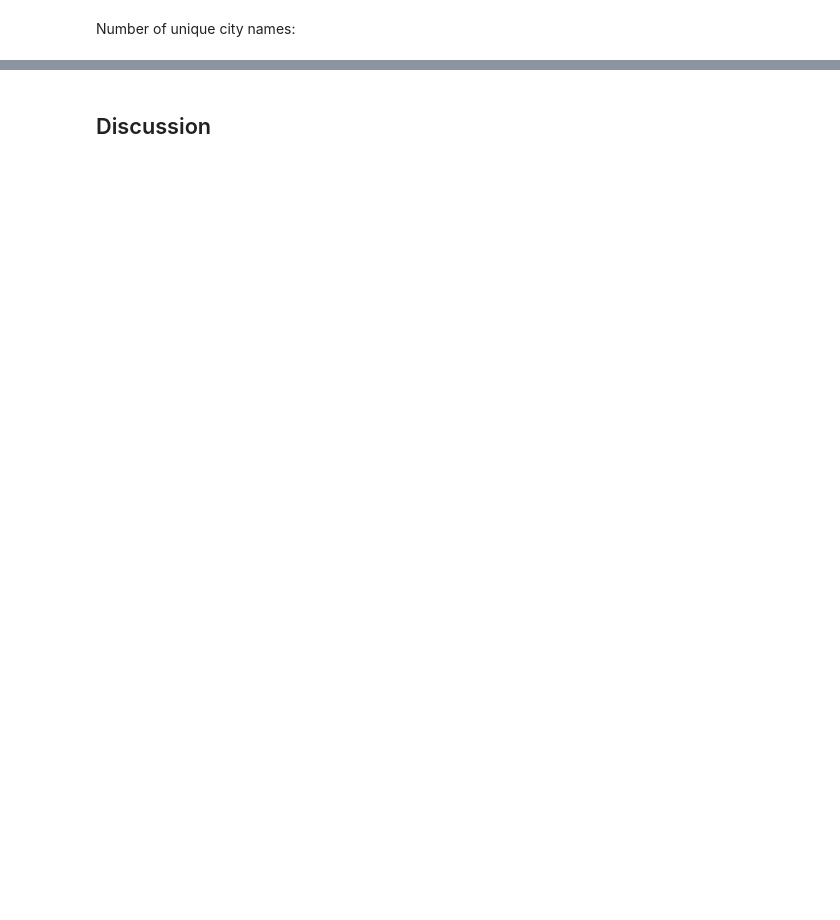
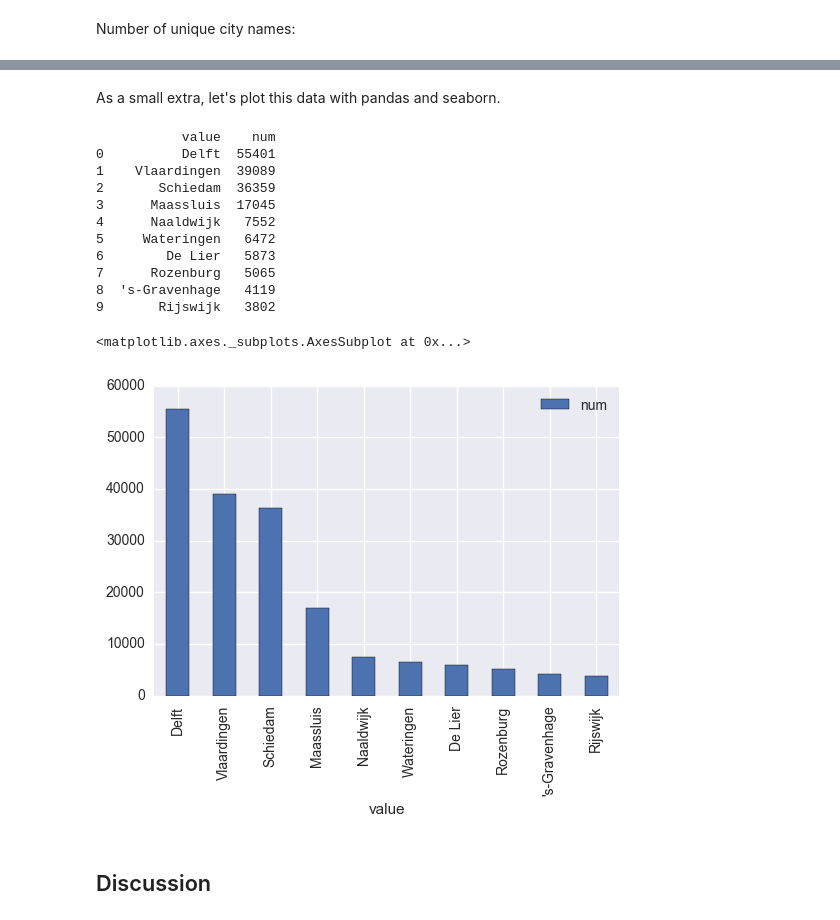
Before and after one commit to JAlblas/DataAnalystP3-WranglingSQL, a Jupyter notebook: Data Analyst P3 - Jasper Alblas.ipynb, the cells around one changed output, grey strips where cells are left out. Drawn from its saved outputs; the diff is of its cells as text; code cells hidden in the pictures; blank space fills up the shorter version.

```diff
--- a/Data Analyst P3 - Jasper Alblas.ipynb
+++ b/Data Analyst P3 - Jasper Alblas.ipynb
@@ -1064,3 +1059,35 @@ conn.close()
+# %% [markdown]
+As a small extra, let's plot this data with pandas and seaborn.
+# %%
+import matplotlib.pyplot as plt
+import seaborn as sns
+import pandas as pd
+import numpy as np
+%matplotlib inline
+
+conn = sqlite3.connect(sqlite_file)
+df = pd.read_sql_query('SELECT cities.value, COUNT(*) as num FROM (SELECT value FROM nodes_tags WHERE type = "addr" AND key = "city"UNION ALL SELECT value FROM ways_tags WHERE type = "addr" AND key = "city") as cities GROUP BY cities.value ORDER BY num DESC LIMIT 10;', conn)
+conn.close()
+
+# verify that result of SQL query is stored in the dataframe
+print(df)
+df = df.set_index(df["value"])
+
+df.plot(kind="bar")
+# %% [output]
+           value    num
+0          Delft  55401
+1    Vlaardingen  39089
+2       Schiedam  36359
+3      Maassluis  17045
+4      Naaldwijk   7552
+5     Wateringen   6472
+6        De Lier   5873
+7      Rozenburg   5065
+8  's-Gravenhage   4119
+9       Rijswijk   3802
+<matplotlib.axes._subplots.AxesSubplot at 0x...>
+[figure, added]
 # %% [markdown]
 ## Discussion
 # %% [markdown]
```
Also changed, not shown: parts of 45 cells of this notebook, 9 other files.
